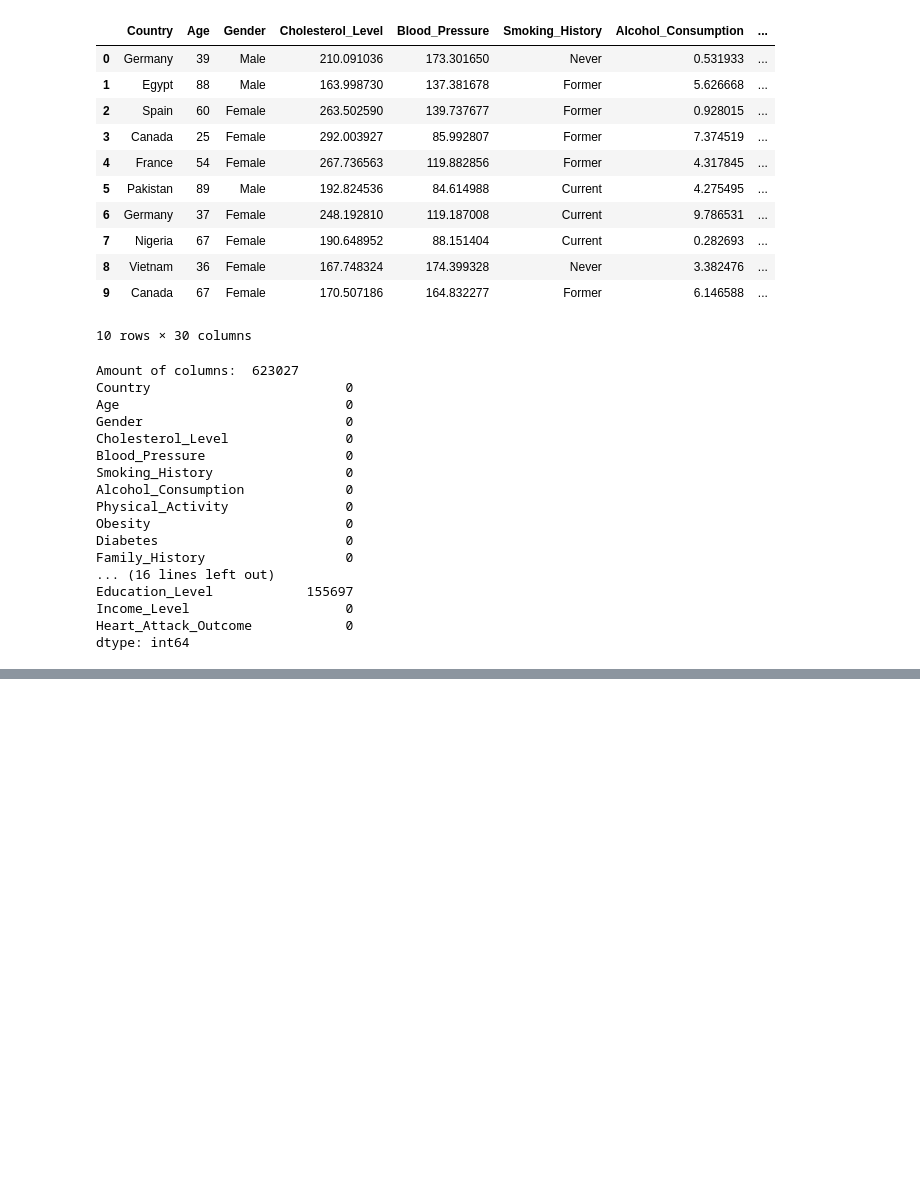
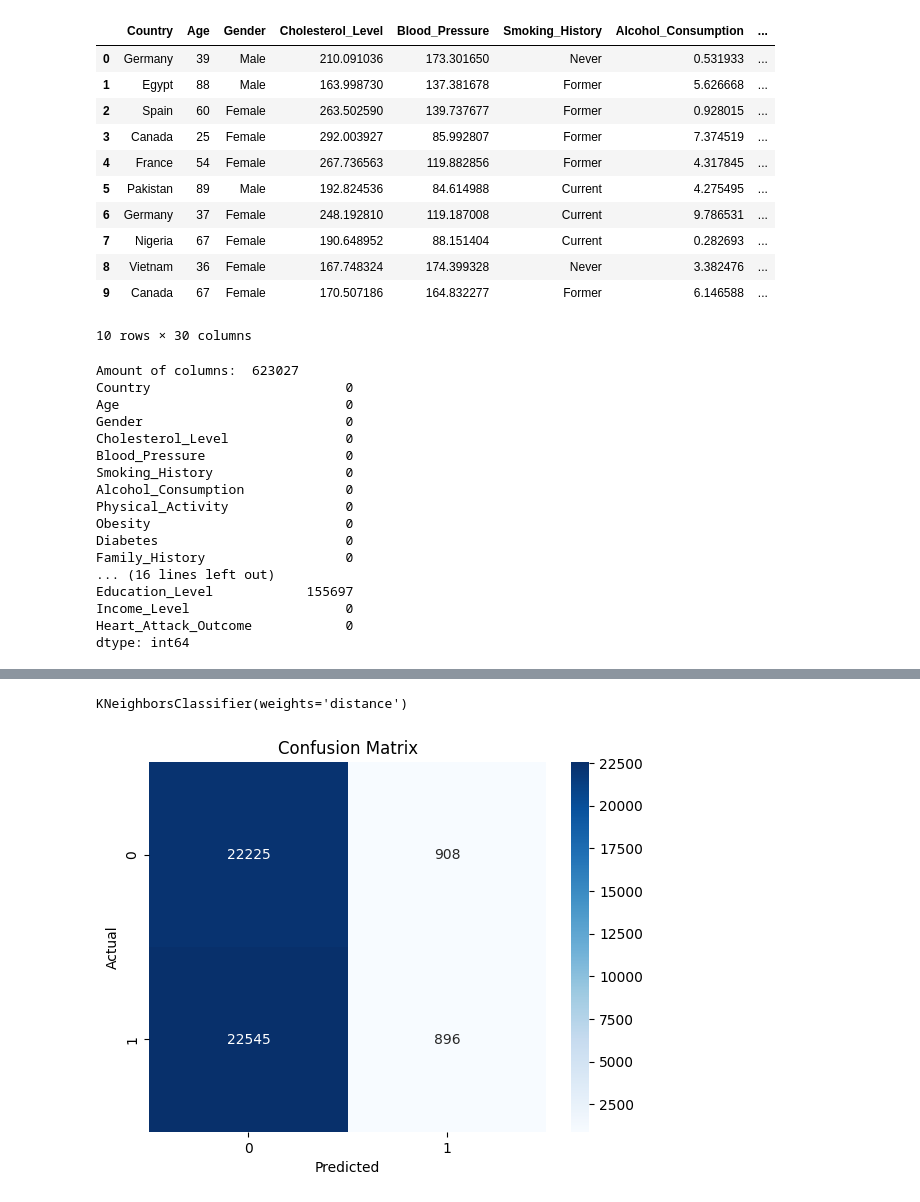
Before and after one commit to mjc136/DataScience, a Jupyter notebook: HeartAttackDetector/HeartAttack.ipynb, the cells around one changed output, grey strips where cells are left out. Cells and saved outputs as stored; diff of their text form; code cells hidden in the pictures; blank space fills up the shorter version.

```diff
--- a/HeartAttackDetector/HeartAttack.ipynb
+++ b/HeartAttackDetector/HeartAttack.ipynb
@@ -134,0 +177,12 @@ weighted avg       0.50      0.50      0.50    186909
+# %%
+# Split data
+X_train, X_test, y_train, y_test = train_test_split(X, y, test_size=0.2, random_state=42)
+# %%
+from sklearn.preprocessing import Normalizer
+
+# Assuming X_train and X_test are your feature matrices
+scaler = Normalizer()
+
+# Apply the normalizer to the training and test data
+X_train_normalised = scaler.fit_transform(X_train)
+X_test_normalised = scaler.transform(X_test)
@@ -134,0 +193,30 @@ weighted avg       0.50      0.50      0.50    186909
+# %%
+from imblearn.under_sampling import RandomUnderSampler
+
+# sampling_strategies to try 'majority', 'not minority', 'not majority', 'all'
+
+# Initialize the undersampler
+undersampler = RandomUnderSampler(sampling_strategy='all', random_state=42)
+
+# Apply undersampling
+X_train_resampled, y_train_resampled = undersampler.fit_resample(X_train_normalised, y_train)
+
+# knn weights = 'distance' or 'uniform'
+
+# Train the KNN model with the resampled data
+knn = KNeighborsClassifier(n_neighbors=5, weights='distance')
+knn.fit(X_train_resampled, y_train_resampled)
+# %% [output]
+KNeighborsClassifier(weights='distance')
+# %%
+# Predict
+y_pred = knn.predict(X_test)
+cm = confusion_matrix(y_test, y_pred)
+# %%
+sns.heatmap(cm, annot=True, fmt="d", cmap="Blues", xticklabels=[0, 1], yticklabels=[0, 1])
+plt.xlabel("Predicted")
+plt.ylabel("Actual")
+plt.title("Confusion Matrix")
+plt.show()
+# %% [output]
+[figure, added]
```
Also changed, not shown: parts of 17 cells of this notebook, 6 other files.
